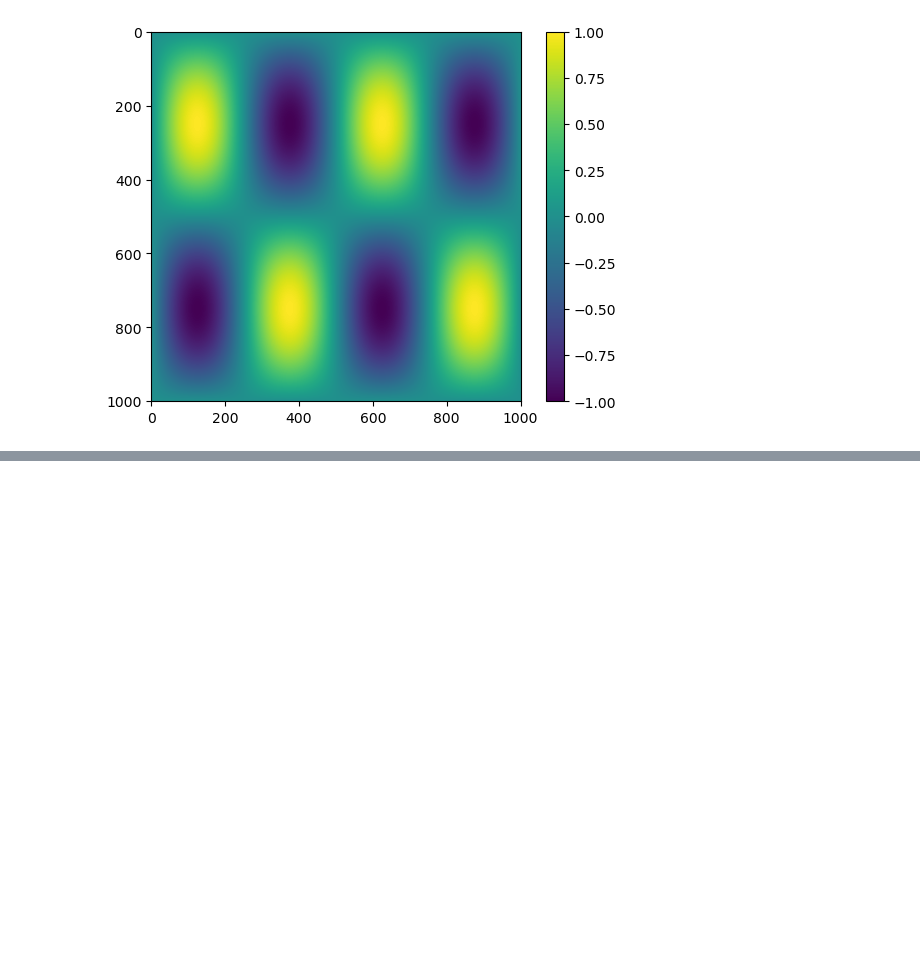
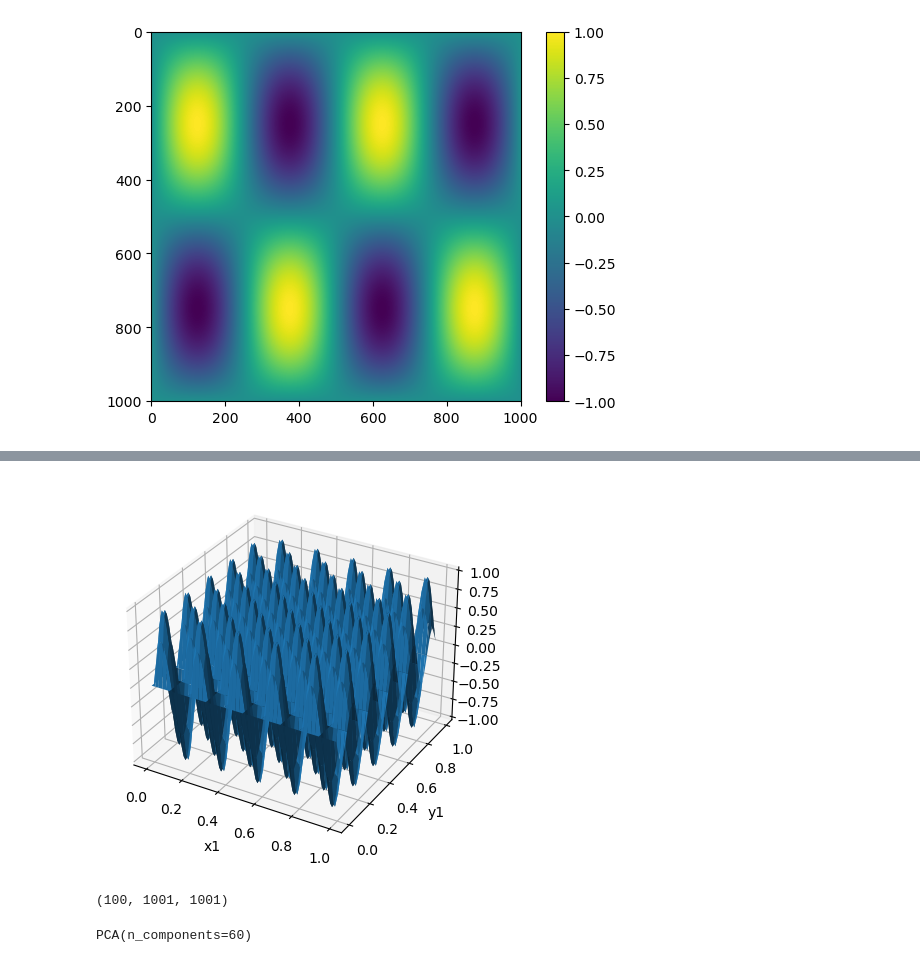
Before and after one commit to TheoBourdais/ModelAggregation, a Jupyter notebook: AggregatePDESolvers/gaussian_pde_solve.ipynb, the cells around one changed output, grey strips where cells are left out. Saved outputs shown, nothing was run; the diff lists cells and outputs as text; code cells hidden in the pictures; blank space fills up the shorter version.

```diff
--- a/AggregatePDESolvers/gaussian_pde_solve.ipynb
+++ b/AggregatePDESolvers/gaussian_pde_solve.ipynb
@@ -77,0 +164,25 @@ for sol in sols:
+# %%
+#create a symbolic function u, compute its laplacian and use this as the right hand side
+x,y=sympy.symbols('x y')
+
+def make_u_f(range_int=10):
+    x,y=sympy.symbols('x y')
+    u=sympy.sin(np.random.randint(1,range_int)*2*sympy.pi*x)*sympy.sin(np.random.randint(1,range_int)*2*sympy.pi*y)
+    uxx=sympy.diff(u,x,x)
+    uyy=sympy.diff(u,y,y)
+    uxx=sympy.lambdify((x,y),uxx,'numpy')
+    u=sympy.lambdify((x,y),u,'numpy')
+    uyy=sympy.lambdify((x,y),uyy,'numpy')
+    f=lambda x: uxx(x[0],x[1])+uyy(x[0],x[1])
+    return u,f
+
+def sample_from_u(u,N):
+    x = np.linspace(0,1,N+1,endpoint=True,dtype=np.float64)
+    y = np.linspace(0,1,N+1,endpoint=True,dtype=np.float64)
+    X,Y = np.meshgrid(x,y)
+    return u(X,Y)
+
+u,f=make_u_f()
+fig = plot_function(u)
+# %% [output]
+[figure, added]
@@ -77,0 +196,4 @@ for sol in sols:
+# %%
+Y.shape
+# %% [output]
+(100, 1001, 1001)
@@ -77,0 +203,4 @@ for sol in sols:
+# %%
+pca.fit(Y.reshape(Y.shape[0],-1))
+# %% [output]
+PCA(n_components=60)
```
Also changed, not shown: parts of 43 cells of this notebook.
